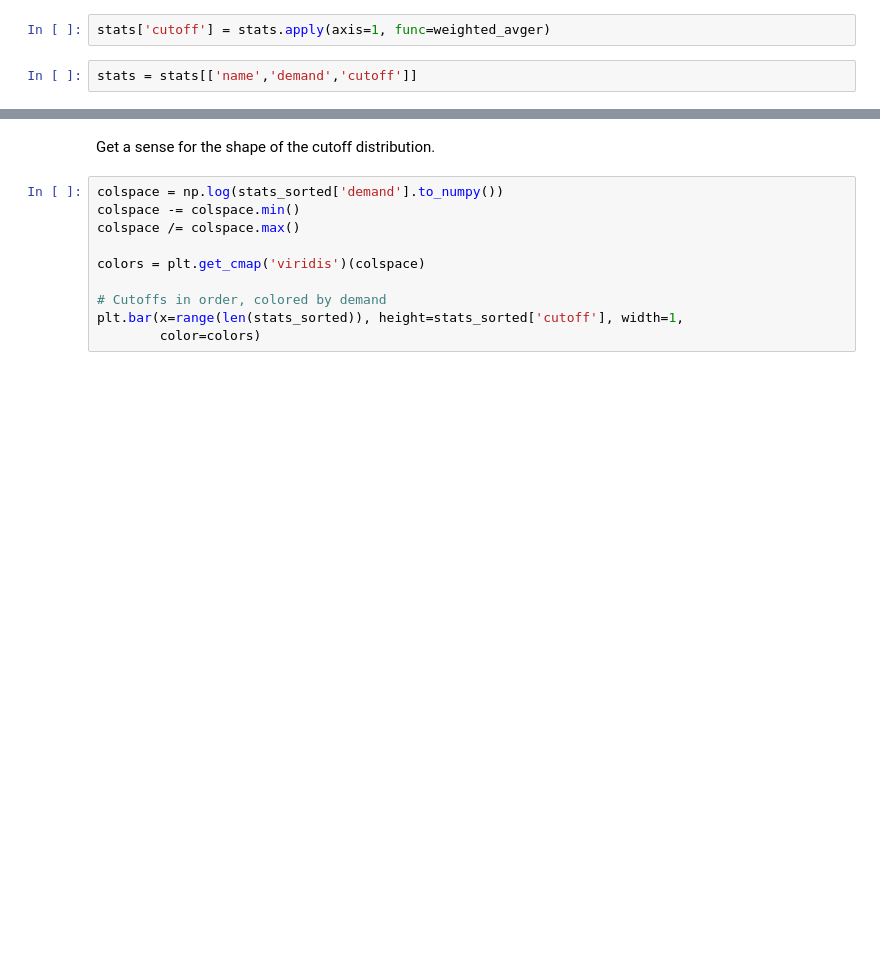
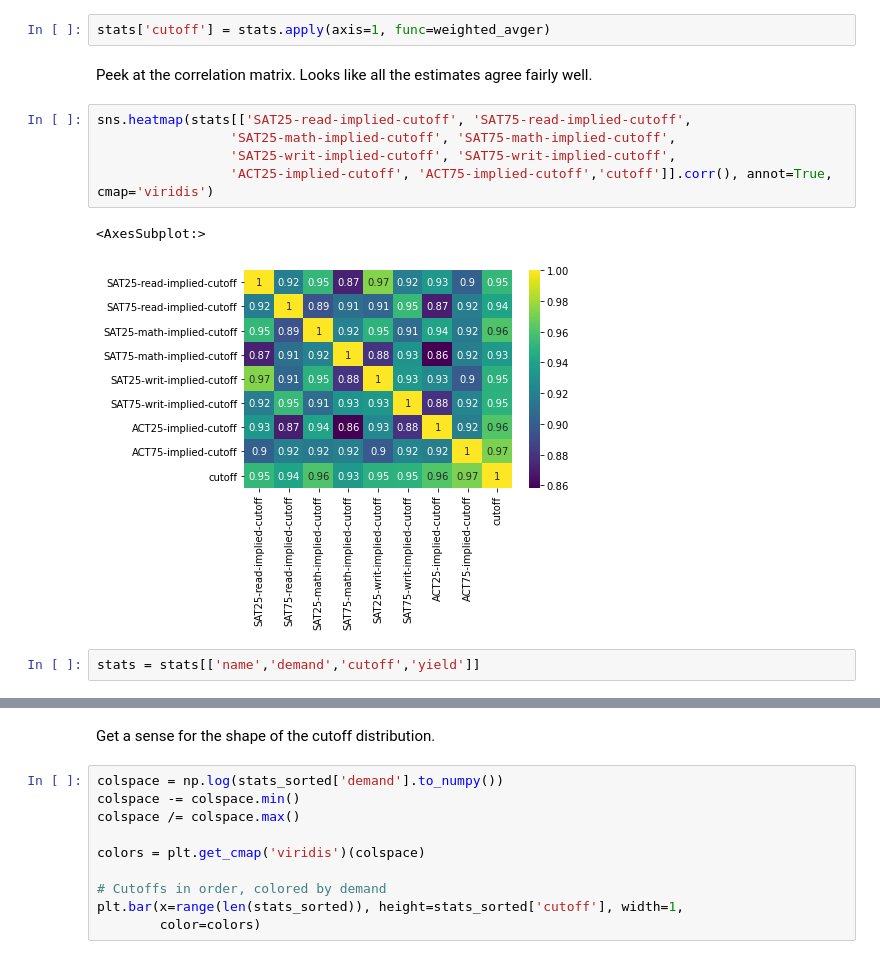
Before and after one commit to maxkapur/StudentPrefsRevOpt, a Jupyter notebook: 1_Preprocessing.ipynb, the cells around one changed output, grey strips where cells are left out. Drawn from its saved outputs; the diff is of its cells as text; blank space fills up the shorter version.

```diff
--- a/1_Preprocessing.ipynb
+++ b/1_Preprocessing.ipynb
@@ -216,7 +198,17 @@ def weighted_avger(entry):
 # %%
 stats['cutoff'] = stats.apply(axis=1, func=weighted_avger)
+# %% [markdown]
+Peek at the correlation matrix. Looks like all the estimates agree fairly well.
+# %%
+sns.heatmap(stats[['SAT25-read-implied-cutoff', 'SAT75-read-implied-cutoff',
+                 'SAT25-math-implied-cutoff', 'SAT75-math-implied-cutoff',
+                 'SAT25-writ-implied-cutoff', 'SAT75-writ-implied-cutoff',
+                 'ACT25-implied-cutoff', 'ACT75-implied-cutoff','cutoff']].corr(), annot=True, cmap='viridis')
+# %% [output]
+<AxesSubplot:>
+[figure, added]
 # %%
-stats = stats[['name','demand','cutoff']]
+stats = stats[['name','demand','cutoff','yield']]
 # %%
 stats
 # %% [output]
```
Also changed, not shown: parts of 11 cells of this notebook, 6 other files.
